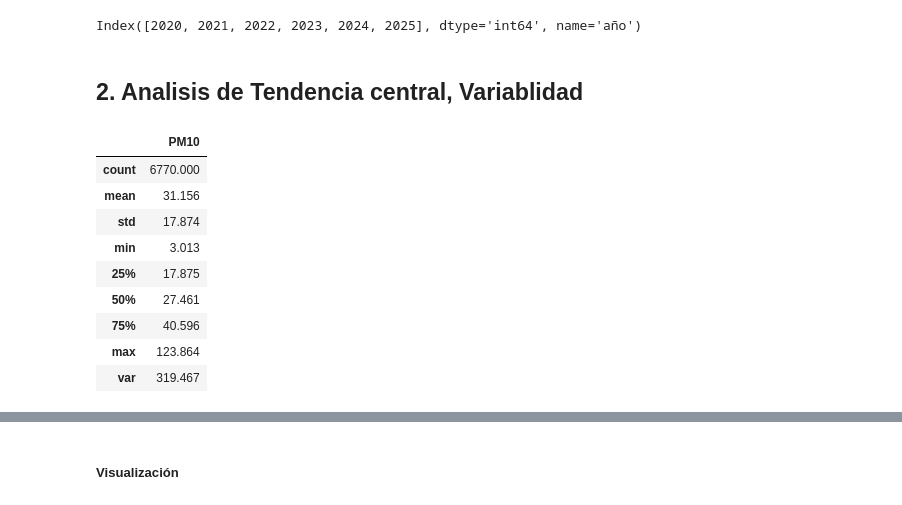
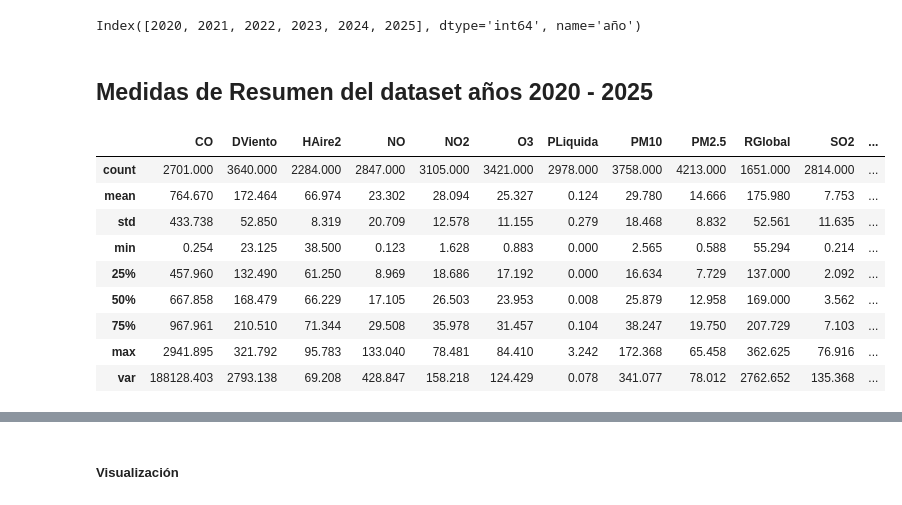
Before and after one commit to josejjgs1923/proyecto-analisis-calidad-aire-bogota, a Jupyter notebook: Analisis datos calidad aire.ipynb, the cells around one changed output, grey strips where cells are left out. Saved outputs shown, nothing was run; the diff lists cells and outputs as text; code cells hidden in the pictures.

```diff
--- a/Analisis datos calidad aire.ipynb
+++ b/Analisis datos calidad aire.ipynb
@@ -223,18 +226,20 @@ See the caveats in the documentation: https://pandas.pydata.org/pandas-docs/stab
 datos.index.unique()
 # %% [output]
 Index([2020, 2021, 2022, 2023, 2024, 2025], dtype='int64', name='año')
-# %% [markdown]
-## 2. Analisis de Tendencia central, Variablidad
-# %%
-medidas_resumen(datos_año.loc[2023], At.pm10)
-# %% [output]
-|  | PM10 |
-| count | 6770.000 |
-| mean | 31.156 |
-| std | 17.874 |
-| min | 3.013 |
-| 25% | 17.875 |
-| 50% | 27.461 |
-| 75% | 40.596 |
-| max | 123.864 |
-| var | 319.467 |
+# %% [markdown]
+## Medidas de Resumen del dataset años 2020 - 2025
+# %%
+resum = [medidas_resumen(datos_año.loc[2020], col) for col in Var]
+resumen = pd.concat(resum, axis=1)
+resumen
+# %% [output]
+|  | CO | DViento | HAire2 | NO | NO2 | O3 | PLiquida | PM10 | PM2.5 | RGlobal | SO2 | ... |
+| count | 2701.000 | 3640.000 | 2284.000 | 2847.000 | 3105.000 | 3421.000 | 2978.000 | 3758.000 | 4213.000 | 1651.000 | 2814.000 | ... |
+| mean | 764.670 | 172.464 | 66.974 | 23.302 | 28.094 | 25.327 | 0.124 | 29.780 | 14.666 | 175.980 | 7.753 | ... |
+| std | 433.738 | 52.850 | 8.319 | 20.709 | 12.578 | 11.155 | 0.279 | 18.468 | 8.832 | 52.561 | 11.635 | ... |
+| min | 0.254 | 23.125 | 38.500 | 0.123 | 1.628 | 0.883 | 0.000 | 2.565 | 0.588 | 55.294 | 0.214 | ... |
+| 25% | 457.960 | 132.490 | 61.250 | 8.969 | 18.686 | 17.192 | 0.000 | 16.634 | 7.729 | 137.000 | 2.092 | ... |
+| 50% | 667.858 | 168.479 | 66.229 | 17.105 | 26.503 | 23.953 | 0.008 | 25.879 | 12.958 | 169.000 | 3.562 | ... |
+| 75% | 967.961 | 210.510 | 71.344 | 29.508 | 35.978 | 31.457 | 0.104 | 38.247 | 19.750 | 207.729 | 7.103 | ... |
+| max | 2941.895 | 321.792 | 95.783 | 133.040 | 78.481 | 84.410 | 3.242 | 172.368 | 65.458 | 362.625 | 76.916 | ... |
+| var | 188128.403 | 2793.138 | 69.208 | 428.847 | 158.218 | 124.429 | 0.078 | 341.077 | 78.012 | 2762.652 | 135.368 | ... |
```
Also changed, not shown: parts of 32 cells of this notebook.
